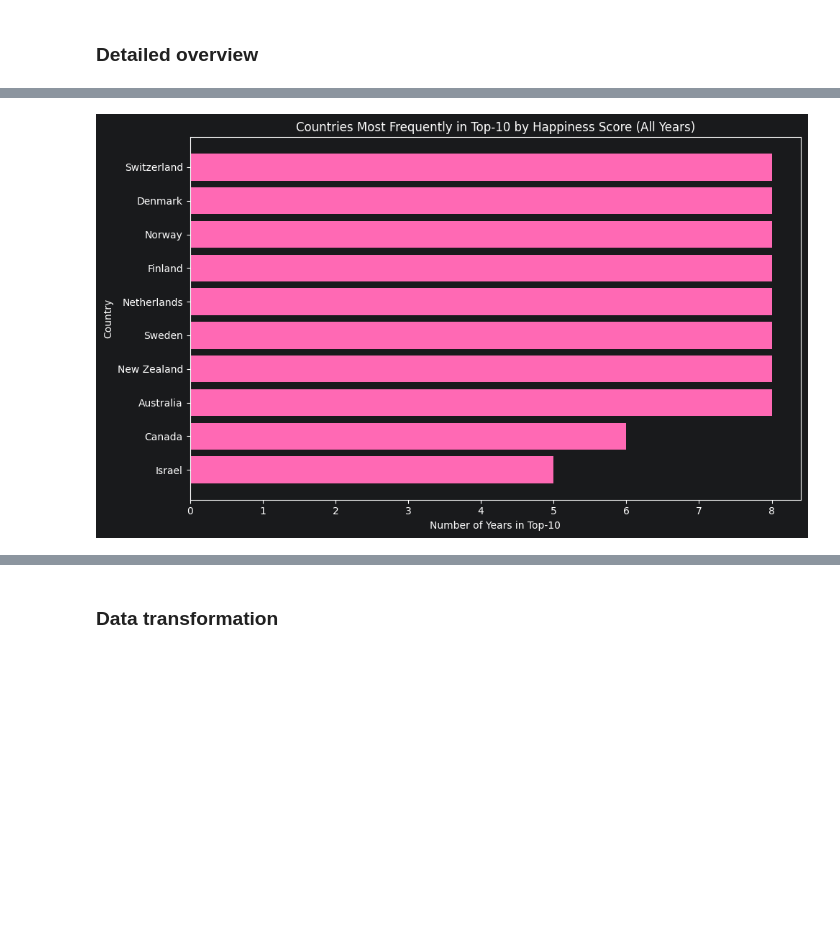
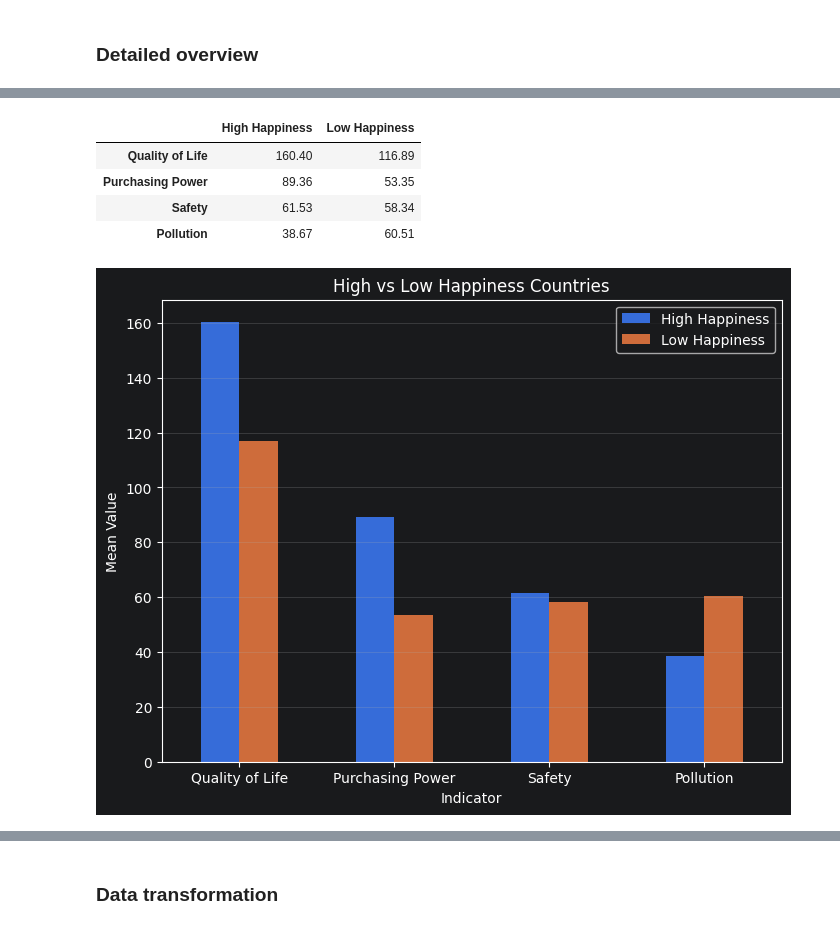
Before and after one commit to soonserv/data-best-project, a Jupyter notebook: notebooks/SA_notebook.ipynb, the cells around one changed output, grey strips where cells are left out. Saved outputs shown, nothing was run; the diff lists cells and outputs as text; code cells hidden in the pictures; blank space fills up the shorter version.

```diff
--- a/notebooks/SA_notebook.ipynb
+++ b/notebooks/SA_notebook.ipynb
@@ -846,20 +719,51 @@ plt.show()
-# %%
-top10_per_year = (
-    final_data.groupby("Year")
-    .apply(lambda x: x.nlargest(10, "Happiness Score")["Country"])
-    .reset_index(drop=True)
-)
-
-top10_counts = top10_per_year.value_counts().head(10)
-
-plt.figure(figsize=(10,6))
-plt.barh(top10_counts.index, top10_counts.values, color="#FF69B4")
-plt.gca().invert_yaxis()
-
-plt.title("Countries Most Frequently in Top-10 by Happiness Score (All Years)")
-plt.xlabel("Number of Years in Top-10")
-plt.ylabel("Country")
-plt.tight_layout()
-plt.show()
-# %% [output]
-[figure, removed]
+# %%
+median_happiness = final_data["Happiness Score"].median()
+
+high_happiness = final_data[final_data["Happiness Score"] >= median_happiness]
+low_happiness = final_data[final_data["Happiness Score"] < median_happiness]
+
+comparison = pd.DataFrame({
+    "High Happiness": [
+        high_happiness["Quality of Life Index"].mean(),
+        high_happiness["Purchasing Power Index"].mean(),
+        high_happiness["Safety Index"].mean(),
+        high_happiness["Pollution Index"].mean()
+    ],
+
+    "Low Happiness": [
+        low_happiness["Quality of Life Index"].mean(),
+        low_happiness["Purchasing Power Index"].mean(),
+        low_happiness["Safety Index"].mean(),
+        low_happiness["Pollution Index"].mean()
+    ]
+},
+
+index=[
+    "Quality of Life",
+    "Purchasing Power",
+    "Safety",
+    "Pollution"
+])
+
+comparison = comparison.round(2)
+display(comparison)
+
+comparison.plot(
+    kind="bar",
+    figsize=(8,6)
+)
+
+plt.title("High vs Low Happiness Countries")
+plt.xlabel("Indicator")
+plt.ylabel("Mean Value")
+plt.xticks(rotation=0)
+plt.grid(axis="y", alpha=0.3)
+
+plt.show()
+# %% [output]
+|  | High Happiness | Low Happiness |
+| Quality of Life | 160.40 | 116.89 |
+| Purchasing Power | 89.36 | 53.35 |
+| Safety | 61.53 | 58.34 |
+| Pollution | 38.67 | 60.51 |
+[figure, added]
```
Also changed, not shown: parts of 19 cells of this notebook.
